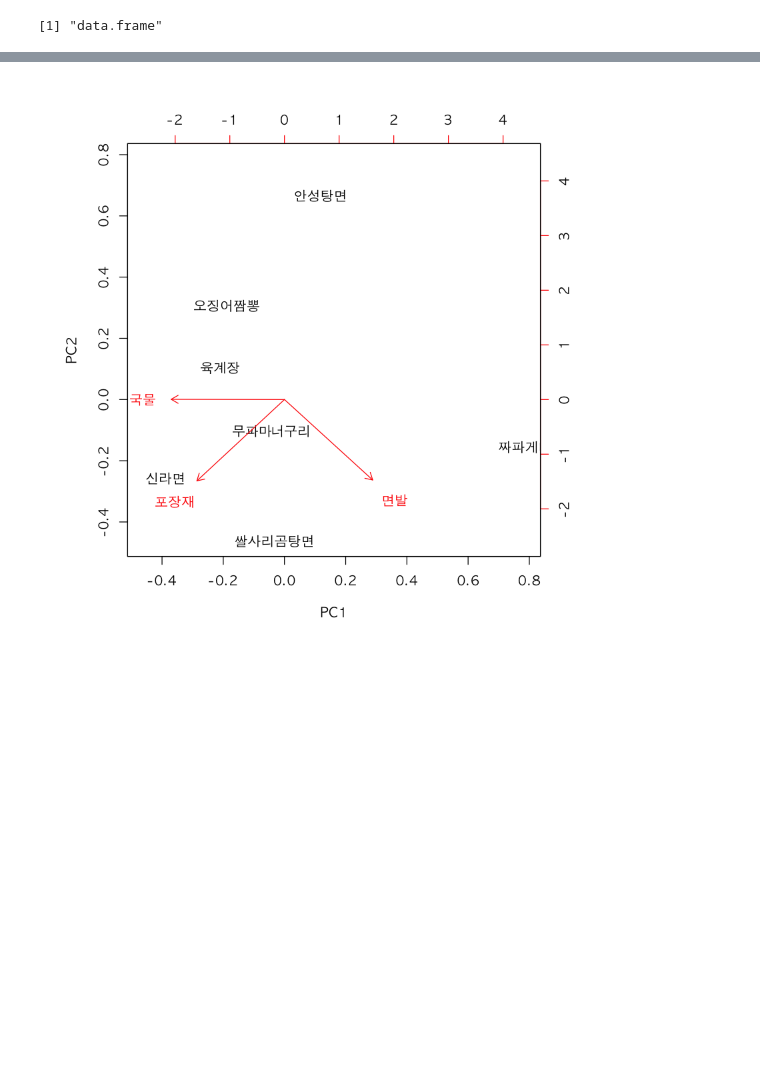
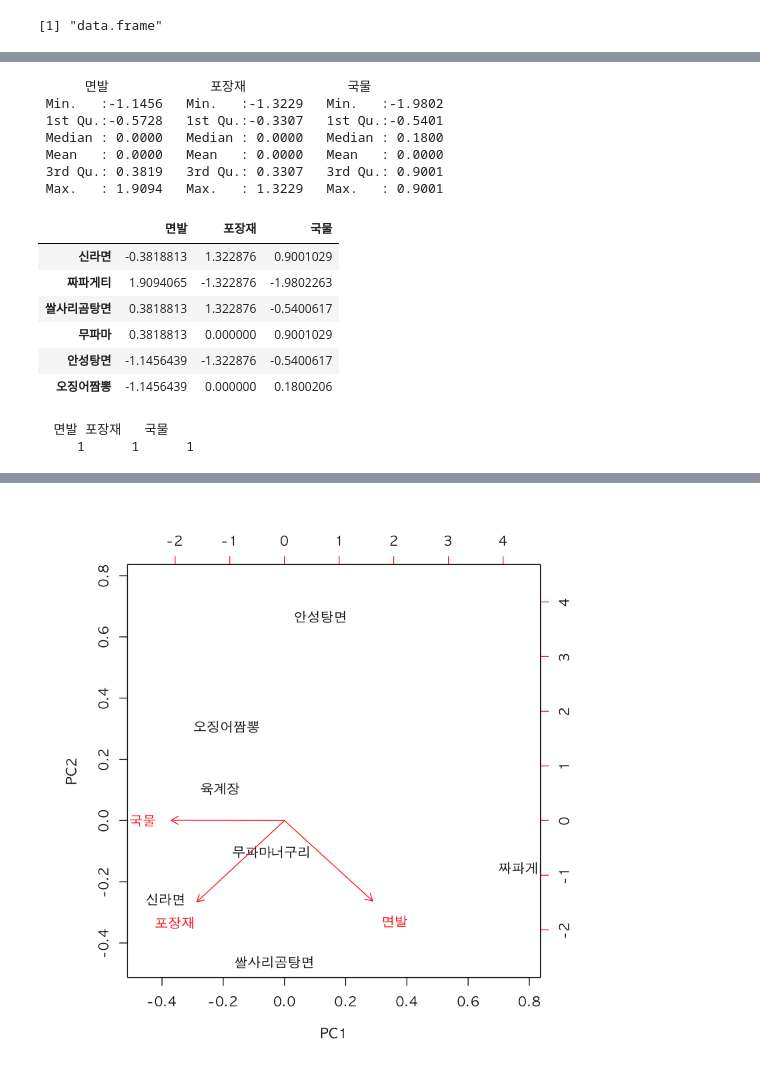
Before and after one commit to JeongYouYoung/R, a Jupyter notebook: 15. 주성분 분석.ipynb, the cells around one changed output, grey strips where cells are left out. Cells and saved outputs as stored; diff of their text form; code cells hidden in the pictures; blank space fills up the shorter version.

```diff
--- a/15. 주성분 분석.ipynb
+++ b/15. 주성분 분석.ipynb
@@ -136,2 +156,25 @@ summary(ra2)
+# %%
+summary(ra2)
+head(ra2)
+# %% [output]
+      면발             포장재             국물
+ Min.   :-1.1456   Min.   :-1.3229   Min.   :-1.9802
+ 1st Qu.:-0.5728   1st Qu.:-0.3307   1st Qu.:-0.5401
+ Median : 0.0000   Median : 0.0000   Median : 0.1800
+ Mean   : 0.0000   Mean   : 0.0000   Mean   : 0.0000
+ 3rd Qu.: 0.3819   3rd Qu.: 0.3307   3rd Qu.: 0.9001
+ Max.   : 1.9094   Max.   : 1.3229   Max.   : 0.9001
+|  | 면발 | 포장재 | 국물 |
+| 신라면 | -0.3818813 | 1.322876 | 0.9001029 |
+| 짜파게티 | 1.9094065 | -1.322876 | -1.9802263 |
+| 쌀사리곰탕면 | 0.3818813 | 1.322876 | -0.5400617 |
+| 무파마 | 0.3818813 | 0.000000 | 0.9001029 |
+| 안성탕면 | -1.1456439 | -1.322876 | -0.5400617 |
+| 오징어짬뽕 | -1.1456439 | 0.000000 | 0.1800206 |
+# %%
+apply(ra2,2,sd)
+# %% [output]
+  면발 포장재   국물
+     1      1      1
 # %%
 ra3 <- prcomp(ra2, scale. = T)
```
Also changed, not shown: parts of 8 cells of this notebook.
